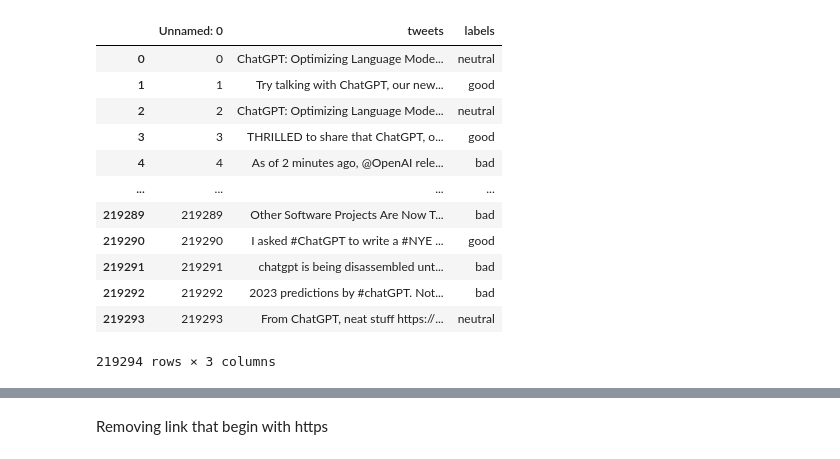
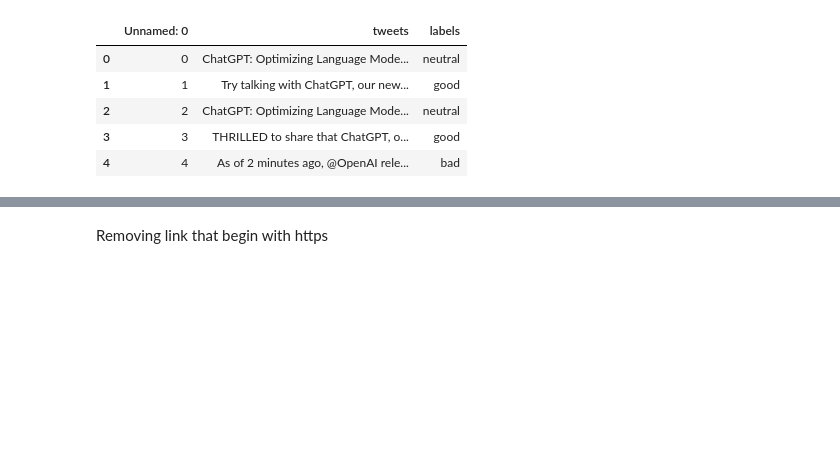
Before and after one commit to ahmedd3sam/ChatGPT-Sentiment-Analysis, a Jupyter notebook: notebook.ipynb, the cells around one changed output, grey strips where cells are left out. Saved outputs shown, nothing was run; the diff lists cells and outputs as text; code cells hidden in the pictures; blank space fills up the shorter version.

```diff
--- a/notebook.ipynb
+++ b/notebook.ipynb
@@ -3,18 +3,11 @@ import pandas as pd
 import numpy as np
 # %%
 df = pd.read_csv("file.csv")
-df
+df.head()
 # %% [output]
 |  | Unnamed: 0 | tweets | labels |
 | 0 | 0 | ChatGPT: Optimizing Language Mode... | neutral |
 | 1 | 1 | Try talking with ChatGPT, our new... | good |
 | 2 | 2 | ChatGPT: Optimizing Language Mode... | neutral |
 | 3 | 3 | THRILLED to share that ChatGPT, o... | good |
 | 4 | 4 | As of 2 minutes ago, @OpenAI rele... | bad |
-| ... | ... | ... | ... |
-| 219289 | 219289 | Other Software Projects Are Now T... | bad |
-| 219290 | 219290 | I asked #ChatGPT to write a #NYE ... | good |
-| 219291 | 219291 | chatgpt is being disassembled unt... | bad |
-| 219292 | 219292 | 2023 predictions by #chatGPT. Not... | bad |
-| 219293 | 219293 | From ChatGPT, neat stuff https://... | neutral |
-219294 rows × 3 columns
```
Also changed, not shown: parts of 11 cells of this notebook.
